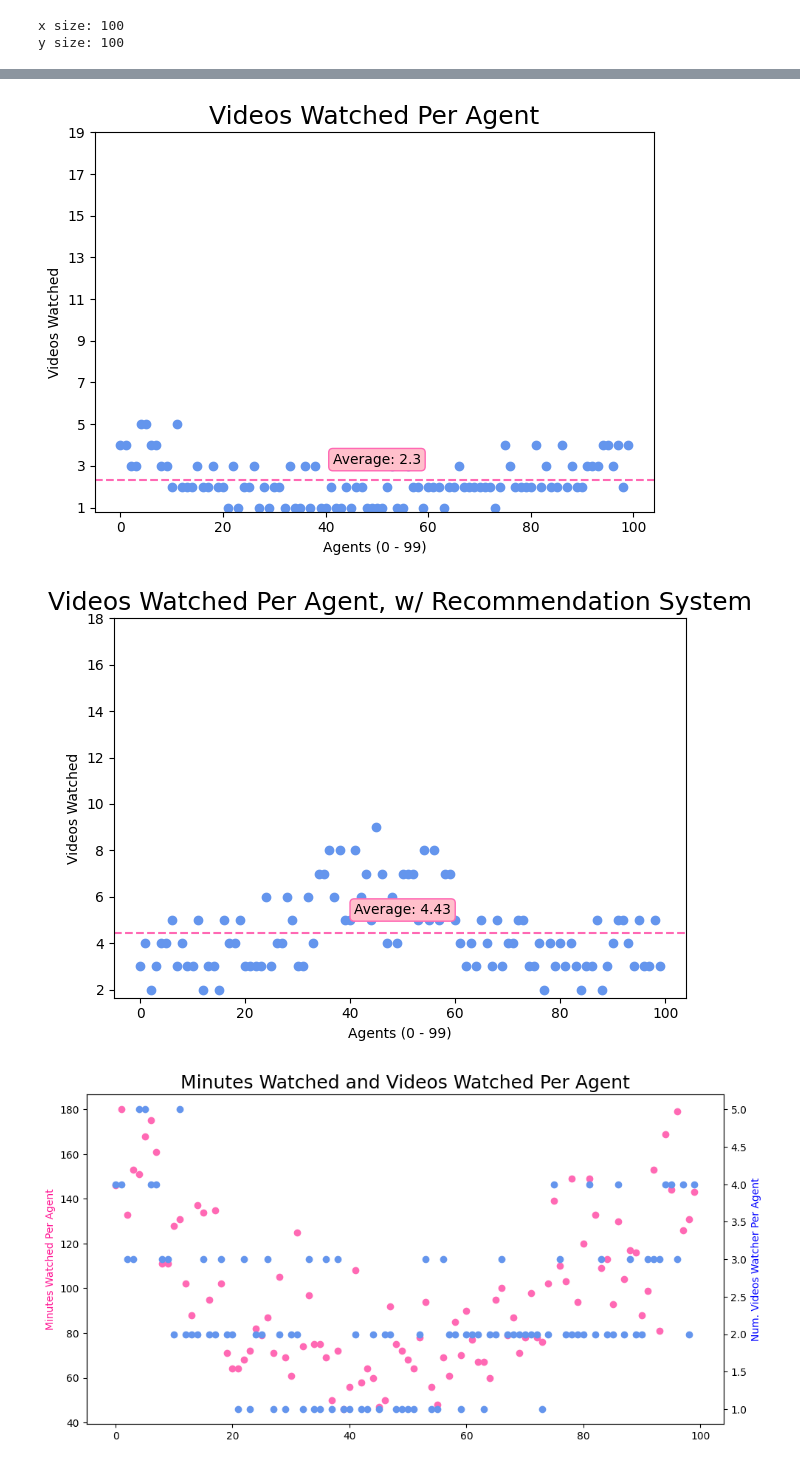
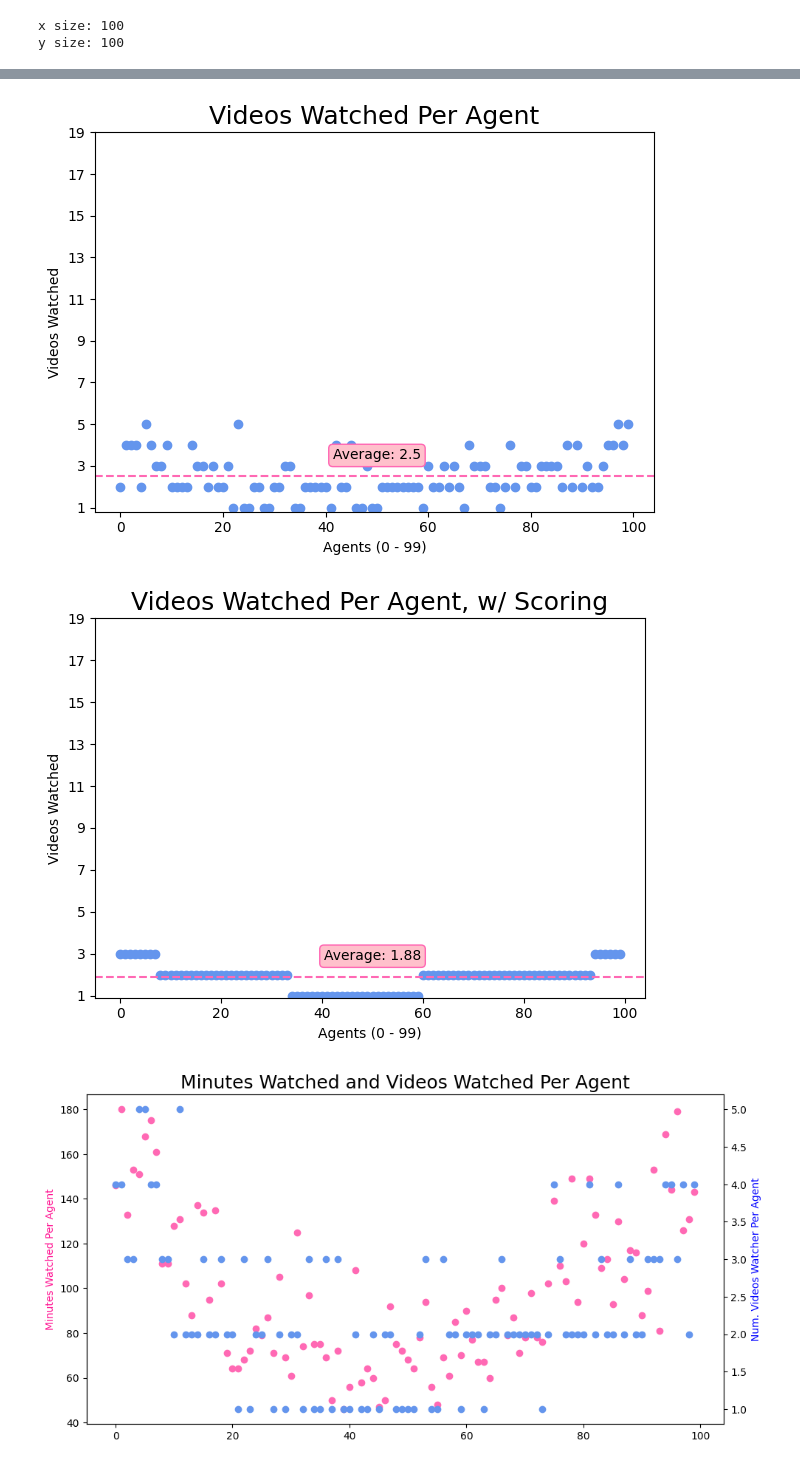
Before and after one commit to snyder-research-group/tools-of-justice, a Jupyter notebook: youtube simulation/simulation_notebook.ipynb, the cells around one changed output, grey strips where cells are left out. Cells and saved outputs as stored; diff of their text form; code cells hidden in the pictures.

```diff
--- a/youtube simulation/simulation_notebook.ipynb
+++ b/youtube simulation/simulation_notebook.ipynb
@@ -22,7 +22,8 @@ from behavior_reference import AGENT_ARCHETYPE_DISTRIBUTION
 NUM_VIDEOS = 10000;
 NUM_AGENTS = 100;
 RAND_SYSTEM_TOGGLE = False
-REC_SYSTEM_TOGGLE = True
+REC_SYSTEM_TOGGLE = False
+SCORE_SYSTEM_TOGGLE = True
 # %% [markdown]
 ### Creation of Video Objects 🎥
 # %%
@@ -697,10 +690,22 @@ for i in range(NUM_AGENTS): # runs through the simulation for every agent in our
     time_left_check = True; # means we have enough time for the agent to keep watching videos
 
 
+    # From 11/5/23: using the score ranking system
+    agent_scores = calculate_score_multiple_vids(daily_agent, all_videos)
+    lookup_dict = {vid.vid_id: vid for vid in all_videos}
+
+
+
     # This is where the agent is actually watching videos.
 
     while(time_left_check == True):
 
+
+        j = 0   # j is the counter for iterating through the scored videos after each watch.
+        # suggested_video = lookup_dict[j]
+
+        # The below line is the original version, without the scoring system.
+        # UNCOMMENT to use the non-scoring system.
         suggested_video = suggest_video(our_agents_videos, len(our_agents_videos))
 
         # display_agent(daily_agent)
@@ -776,6 +781,7 @@ for i in range(NUM_AGENTS): # runs through the simulation for every agent in our
         extr_of_each_agent_video.append(suggested_video.extremeness)
         agent_minutes_watched_today = agent_minutes_watched_today + suggested_video.length
         agent_vids_watched_today = agent_vids_watched_today + 1
+        j += 1  # increments the iterator for the scored list videos
 
 
 
@@ -1464,35 +1734,62 @@ if(REC_SYSTEM_TOGGLE):
     plt.show()
 
 
 
 if(RAND_SYSTEM_TOGGLE):
     x = numpy.arange(0,NUM_AGENTS)
     y = agent_vids_watched_today_array_rand
 
     plt.scatter(x,y, color = 'cornflowerblue') # A bar chart
     plt.title('Videos Watched Per Agent, w/ Random Clicking', fontsize = 18)
     plt.xlabel('Agents (0 - ' + str(NUM_AGENTS-1) + ')')
     plt.ylabel('Videos Watched')
     plt.axhline(numpy.nanmean(y), linestyle = '--', color = 'hotpink')
 
     # defining display layout
     plt.tight_layout()
 
     # Sets y-axis range from min in the array to 20, with intervals of 2
     plt.yticks(numpy.arange(min(y), 20, 2))
 
     plt.text(50, numpy.nanmean(y) + 1, "Average: " + str(numpy.nanmean(y)), size=10, rotation=0.,
             ha="center", va="center",
             bbox=dict(boxstyle="round",
                     ec='hotpink',   # edge color: rbg values
                     fc='pink',   # fill color: rbg values
                     )
             )
 
     plt.show()
+
+
+if(SCORE_SYSTEM_TOGGLE):
+    x = numpy.arange(0,NUM_AGENTS)
+    y = agent_vids_watched_today_array_scoring
+
+    plt.scatter(x,y, color = 'cornflowerblue') # A bar chart
+    plt.title('Videos Watched Per Agent, w/ Scoring', fontsize = 18)
+    plt.xlabel('Agents (0 - ' + str(NUM_AGENTS-1) + ')')
+    plt.ylabel('Videos Watched')
+    plt.axhline(numpy.nanmean(y), linestyle = '--', color = 'hotpink')
+
+    # defining display layout
+    plt.tight_layout()
+
+    # Sets y-axis range from min in the array to 20, with intervals of 2
+    plt.yticks(numpy.arange(min(y), 20, 2))
+
+    plt.text(50, numpy.nanmean(y) + 1, "Average: " + str(numpy.nanmean(y)), size=10, rotation=0.,
+            ha="center", va="center",
+            bbox=dict(boxstyle="round",
+                    ec='hotpink',   # edge color: rbg values
+                    fc='pink',   # fill color: rbg values
+                    )
+            )
+
+    plt.show()
 # %% [output]
-[figure, old version]
+[figure, new version]
-[figure, old version]
+[figure, new version]
 # %%
 # Let's graph the above two side by side as a scatter plot.
 
```
Also changed, not shown: parts of 13 cells of this notebook.
